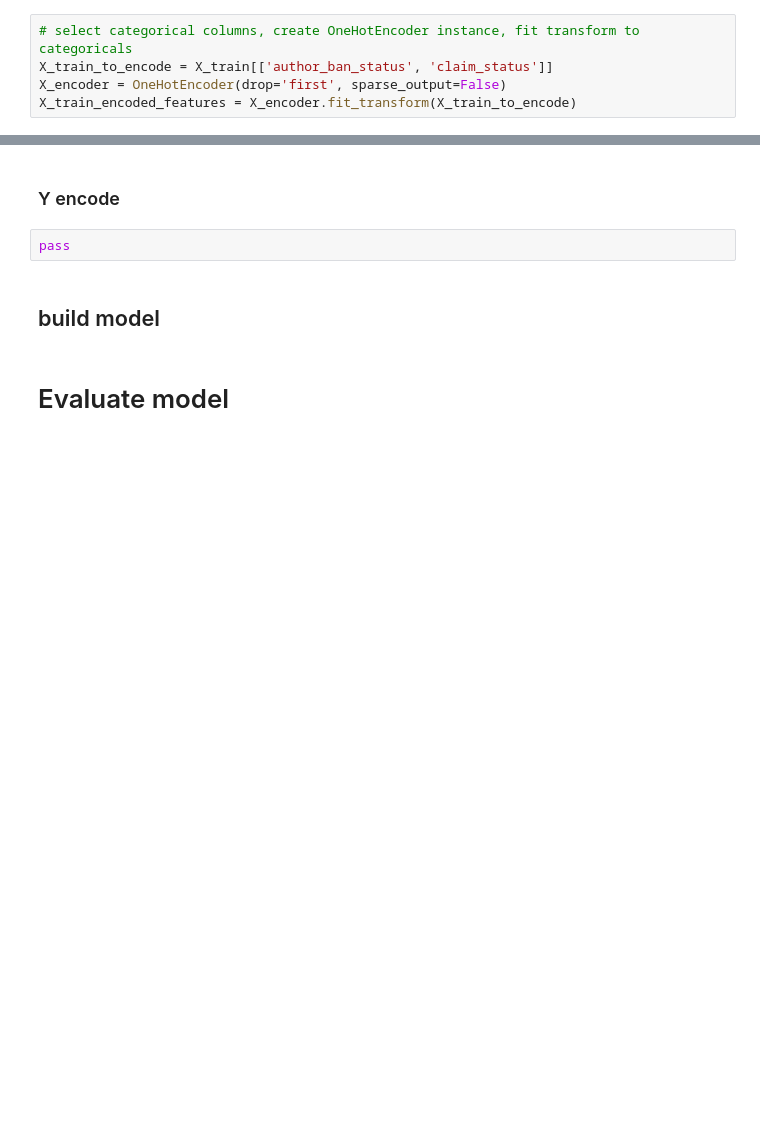
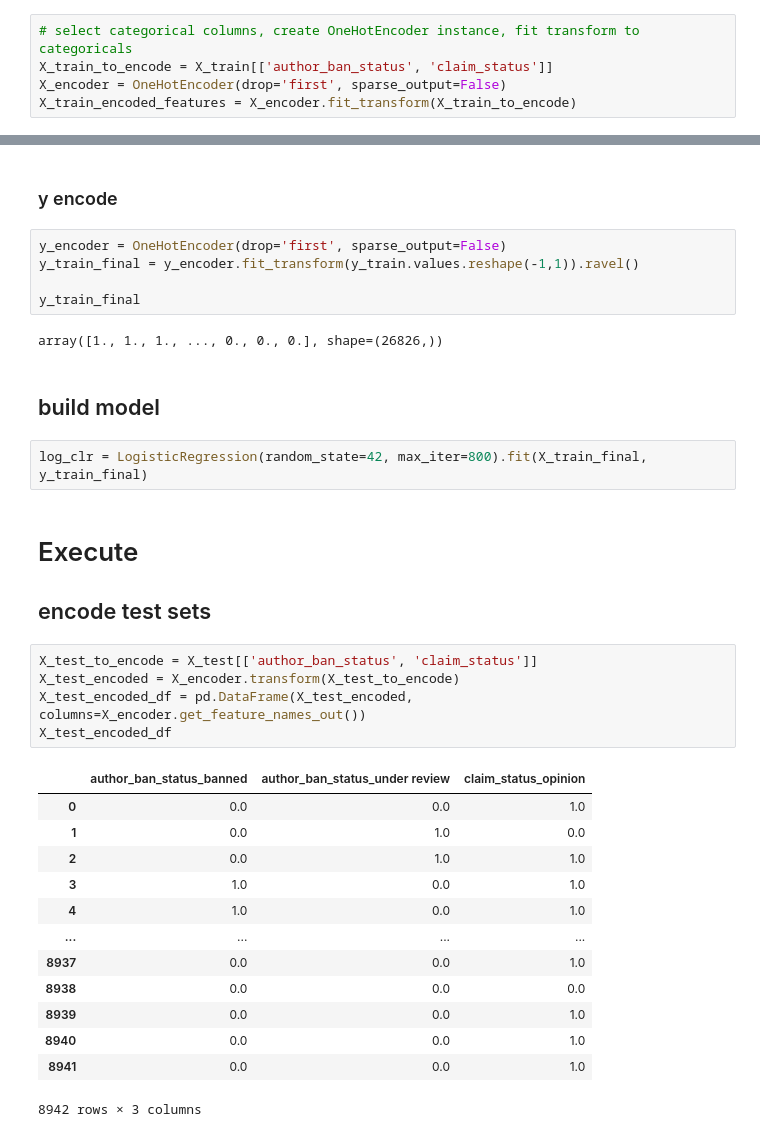
Before and after one commit to ideaguy3d/data-analytics, a Jupyter notebook: tiktok/opinion-or-claim-classification.ipynb, the cells around one changed output, grey strips where cells are left out. Drawn from its saved outputs; the diff is of its cells as text; blank space fills up the shorter version.

```diff
--- a/tiktok/opinion-or-claim-classification.ipynb
+++ b/tiktok/opinion-or-claim-classification.ipynb
@@ -363,8 +364,36 @@ X_train_final.head()
 # %% [markdown]
-### Y encode
+### y encode
 # %%
-pass
+y_encoder = OneHotEncoder(drop='first', sparse_output=False)
+y_train_final = y_encoder.fit_transform(y_train.values.reshape(-1,1)).ravel()
+
+y_train_final
+# %% [output]
+array([1., 1., 1., ..., 0., 0., 0.], shape=(26826,))
 # %% [markdown]
 ## build model
+# %%
+log_clr = LogisticRegression(random_state=42, max_iter=800).fit(X_train_final, y_train_final)
 # %% [markdown]
-# Evaluate model
+# Execute
+
+## encode test sets
+# %%
+X_test_to_encode = X_test[['author_ban_status', 'claim_status']]
+X_test_encoded = X_encoder.transform(X_test_to_encode)
+X_test_encoded_df = pd.DataFrame(X_test_encoded, columns=X_encoder.get_feature_names_out())
+X_test_encoded_df
+# %% [output]
+|  | author_ban_status_banned | author_ban_status_under review | claim_status_opinion |
+| 0 | 0.0 | 0.0 | 1.0 |
+| 1 | 0.0 | 1.0 | 0.0 |
+| 2 | 0.0 | 1.0 | 1.0 |
+| 3 | 1.0 | 0.0 | 1.0 |
+| 4 | 1.0 | 0.0 | 1.0 |
+| ... | ... | ... | ... |
+| 8937 | 0.0 | 0.0 | 1.0 |
+| 8938 | 0.0 | 0.0 | 0.0 |
+| 8939 | 0.0 | 0.0 | 1.0 |
+| 8940 | 0.0 | 0.0 | 1.0 |
+| 8941 | 0.0 | 0.0 | 1.0 |
+8942 rows × 3 columns
```
Also changed, not shown: parts of 23 cells of this notebook.
